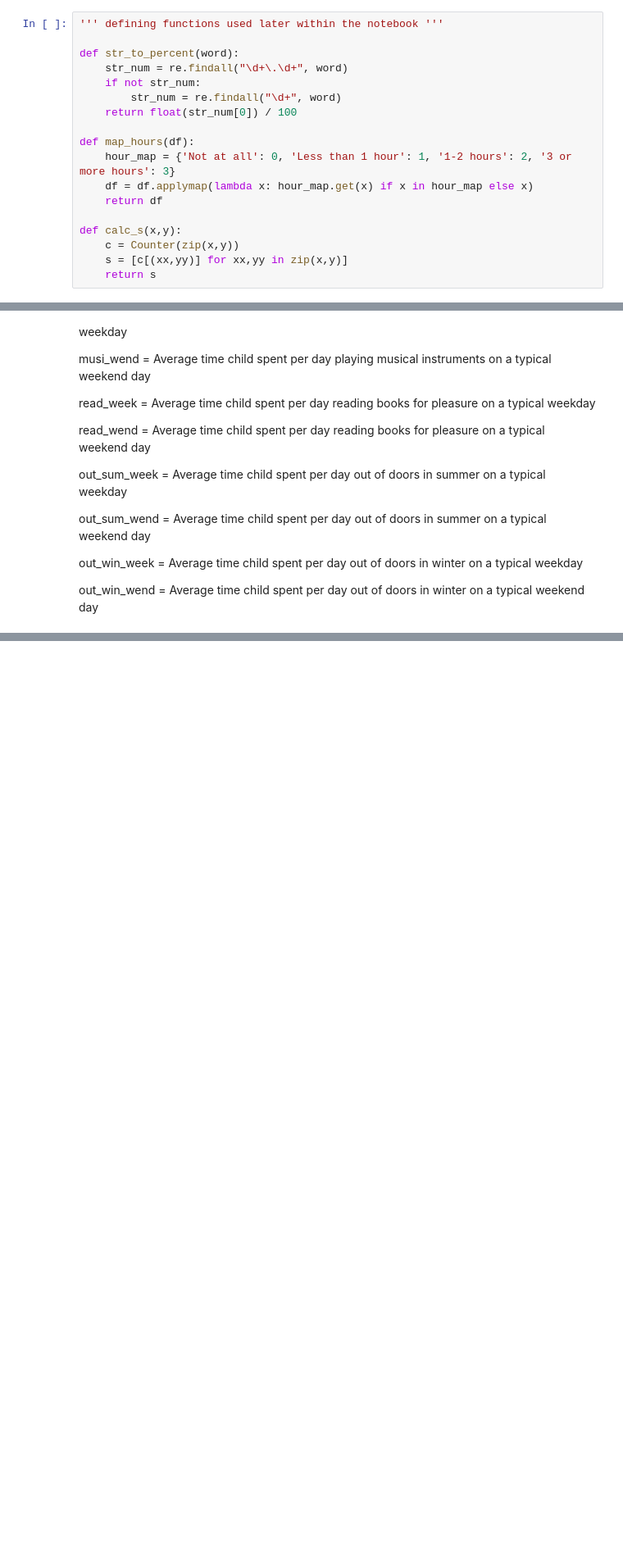
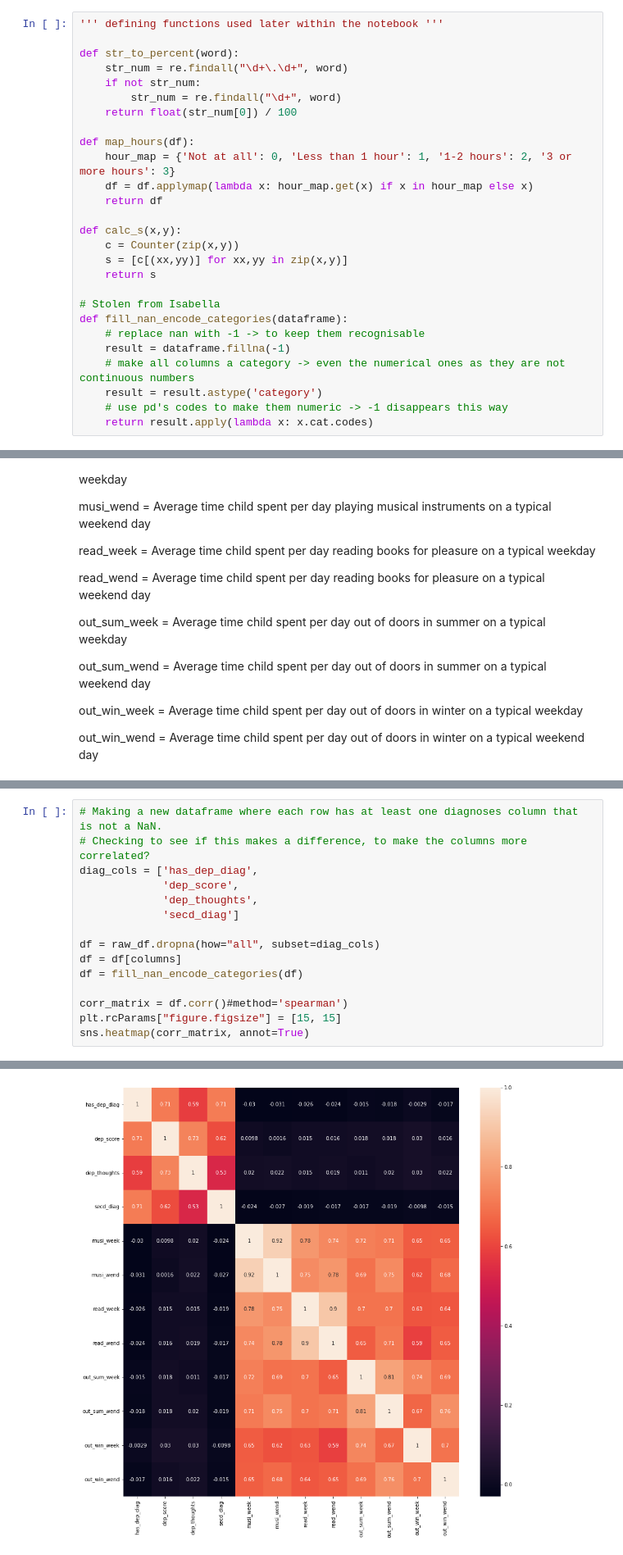
Before and after one commit to phillipSloan/applied-data-science, a Jupyter notebook: personal-notebooks/data-exploration-phillip.ipynb, the cells around one changed output, grey strips where cells are left out. Shown at 82% size. Cells and saved outputs as stored; diff of their text form; blank space fills up the shorter version.

```diff
--- a/personal-notebooks/data-exploration-phillip.ipynb
+++ b/personal-notebooks/data-exploration-phillip.ipynb
@@ -22,4 +27,13 @@ def calc_s(x,y):
     c = Counter(zip(x,y))
     s = [c[(xx,yy)] for xx,yy in zip(x,y)]
     return s
+
+# Stolen from Isabella
+def fill_nan_encode_categories(dataframe):
+    # replace nan with -1 -> to keep them recognisable
+    result = dataframe.fillna(-1)
+    # make all columns a category -> even the numerical ones as they are not continuous numbers
+    result = result.astype('category')
+    # use pd's codes to make them numeric -> -1 disappears this way
+    return result.apply(lambda x: x.cat.codes)
 # %%
@@ -139,0 +159,16 @@ sns.heatmap(corr_matrix, annot=True)
+# %%
+# Making a new dataframe where each row has at least one diagnoses column that is not a NaN.
+# Checking to see if this makes a difference, to make the columns more correlated?
+diag_cols = ['has_dep_diag',
+             'dep_score',
+             'dep_thoughts',
+             'secd_diag']
+
+df = raw_df.dropna(how="all", subset=diag_cols)
+df = df[columns]
+df = fill_nan_encode_categories(df)
+
+corr_matrix = df.corr()#method='spearman')
+plt.rcParams["figure.figsize"] = [15, 15]
+sns.heatmap(corr_matrix, annot=True)
+# %% [output]
@@ -139,0 +176 @@ sns.heatmap(corr_matrix, annot=True)
+[figure, added]
```
Also changed, not shown: parts of 19 cells of this notebook.
